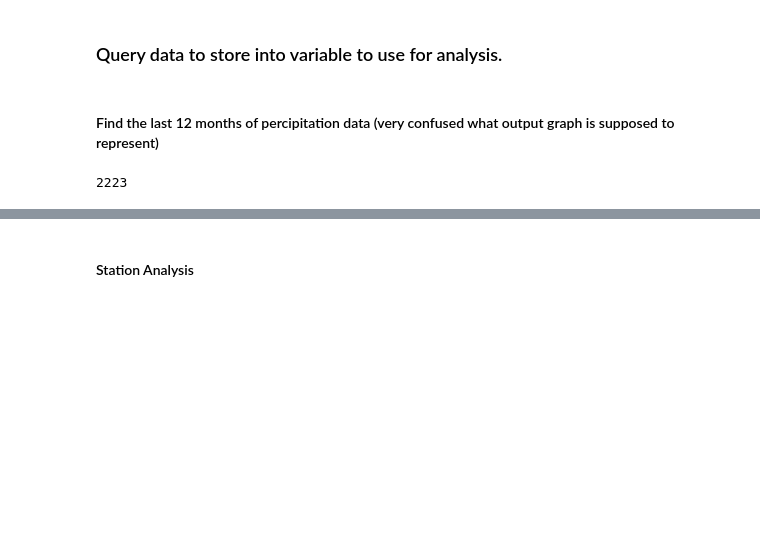
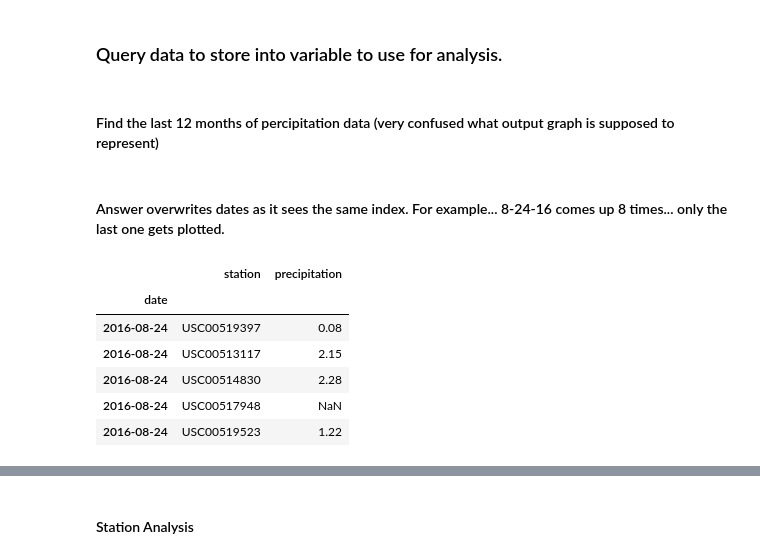
Before and after one commit to mtoriello0725/Climate-Analysis-Application, a Jupyter notebook: Climate.ipynb, the cells around one changed output, grey strips where cells are left out. Saved outputs shown, nothing was run; the diff lists cells and outputs as text; code cells hidden in the pictures; blank space fills up the shorter version.

```diff
--- a/Climate.ipynb
+++ b/Climate.ipynb
@@ -80,4 +79,6 @@ engine.execute("SELECT * FROM measurement LIMIT 10;").fetchall()
 ### Query data to store into variable to use for analysis.
 # %% [markdown]
 #### Find the last 12 months of percipitation data (very confused what output graph is supposed to represent)
+# %% [markdown]
+#### Answer overwrites dates as it sees the same index. For example... 8-24-16 comes up 8 times... only the last one gets plotted.
 # %%
@@ -85,11 +86,16 @@ measurement_results = session.query(measurement.date, measurement.prcp).\
     filter(measurement.date > dt.datetime(year=2016, month=8, day=23)).\
     order_by(measurement.date).all()
 # %%
-measurement_df = pd.DataFrame(measurement_results, columns=['date', 'prcp'])
+measurement_df = pd.DataFrame(measurement_results, columns=['date', 'station', 'precipitation'])
 measurement_df.set_index('date', inplace=True)
 measurement_df.head()
-len(measurement_df.index)
 
 # Data points are not unique according to date.
 # %% [output]
-2223
+|  | station | precipitation |
+| date |  |  |
+| 2016-08-24 | USC00519397 | 0.08 |
+| 2016-08-24 | USC00513117 | 2.15 |
+| 2016-08-24 | USC00514830 | 2.28 |
+| 2016-08-24 | USC00517948 | NaN |
+| 2016-08-24 | USC00519523 | 1.22 |
```
Also changed, not shown: parts of 21 cells of this notebook.
